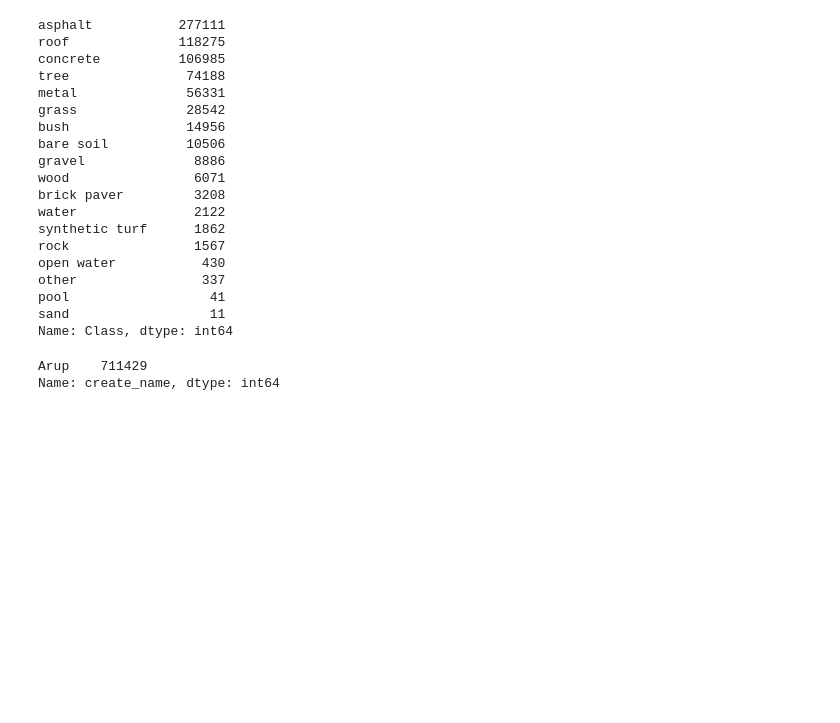
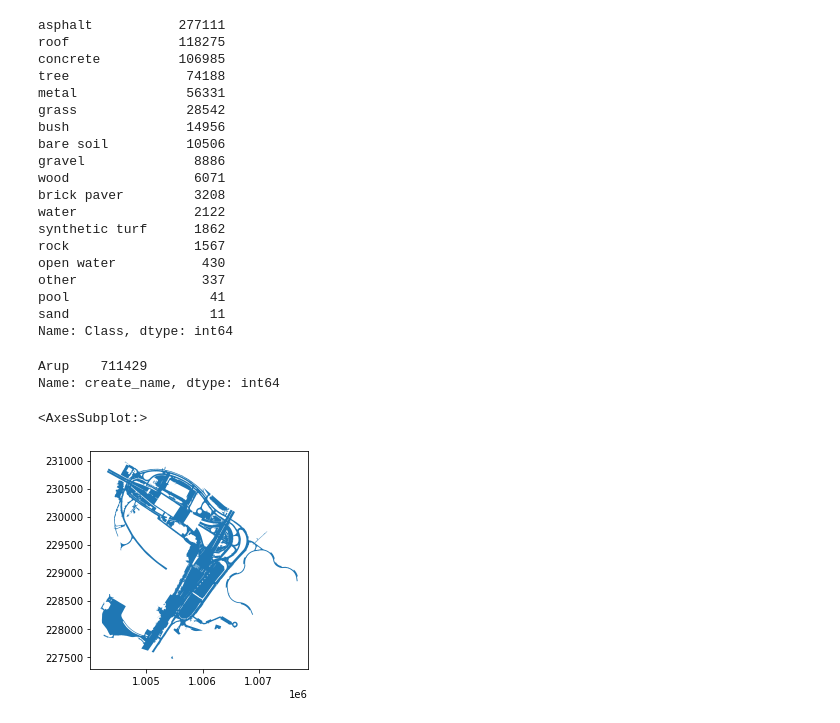
Before and after one commit to mebauer/parcel-impervious-area-nyc, a Jupyter notebook: exploratory.ipynb, the cells around one changed output. Saved outputs shown, nothing was run; the diff lists cells and outputs as text; code cells hidden in the pictures; blank space fills up the shorter version.

```diff
--- a/exploratory.ipynb
+++ b/exploratory.ipynb
@@ -186,6 +194,17 @@ gdf['create_name'].value_counts()
 # %% [output]
 Arup    711429
 Name: create_name, dtype: int64
+# %%
+# preview one shape
+(gdf
+ .sort_values(by='SHAPE_Area', ascending=False)
+ .loc[gdf['Grade'] != 'Open water']
+ .head(1)
+ .plot()
+)
+# %% [output]
+<AxesSubplot:>
+[figure, added]
 # %%
 %%time
 
```
Also changed, not shown: parts of 3 cells of this notebook.
